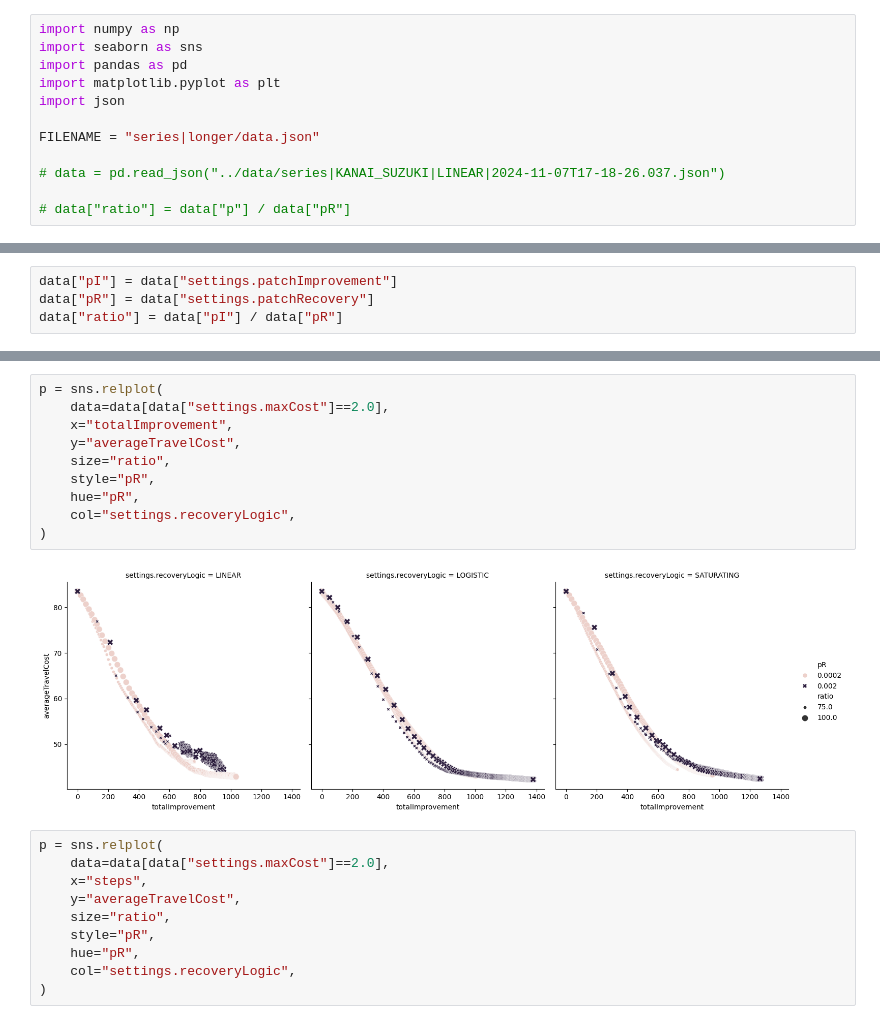
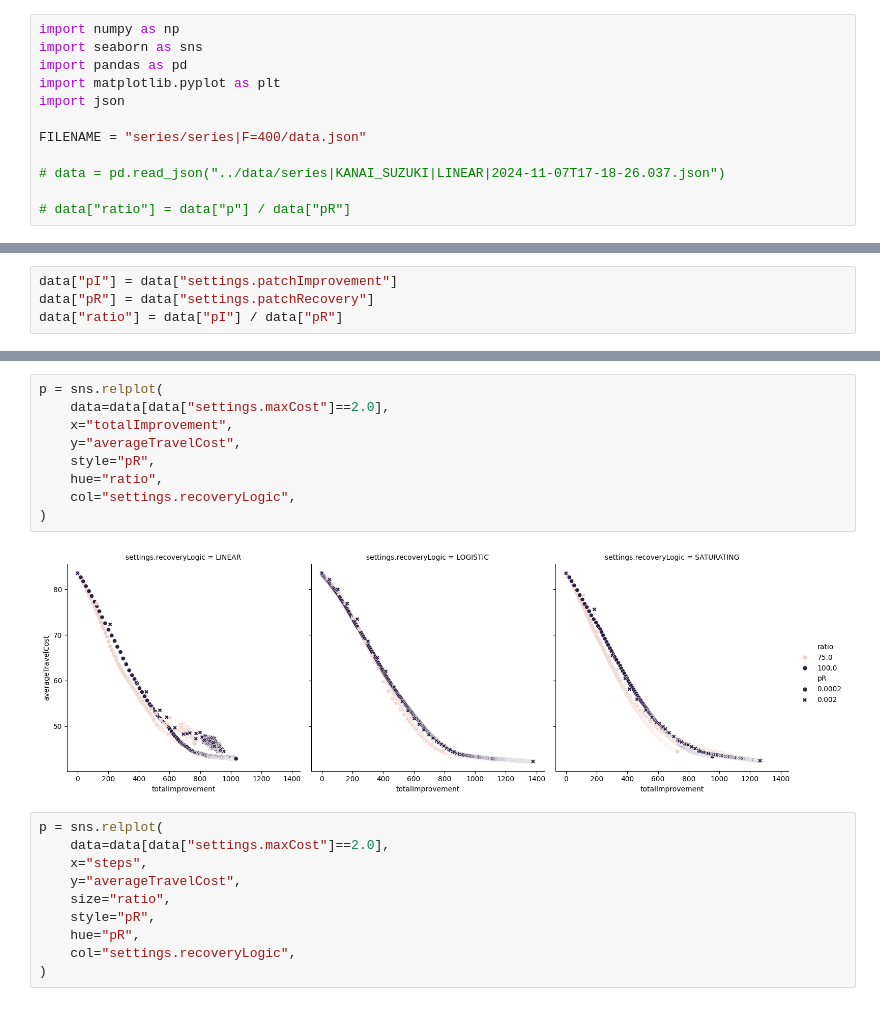
Before and after one commit to brendanwallace/animalpaths, a Jupyter notebook: julia/Paths/notebooks/plotcosts3.ipynb, the cells around one changed output, grey strips where cells are left out. Cells and saved outputs as stored; diff of their text form.

```diff
--- a/julia/Paths/notebooks/plotcosts3.ipynb
+++ b/julia/Paths/notebooks/plotcosts3.ipynb
@@ -9,7 +9,7 @@ import pandas as pd
 import matplotlib.pyplot as plt
 import json
 
-FILENAME = "series|longer/data.json"
+FILENAME = "series/series|F=400/data.json"
 
 # data = pd.read_json("../data/series|KANAI_SUZUKI|LINEAR|2024-11-07T17-18-26.037.json")
 
@@ -56,15 +83,14 @@ The history saving thread hit an unexpected error (OperationalError('attempt to
 # %%
 p = sns.relplot(
     data=data[data["settings.maxCost"]==2.0],
     x="totalImprovement",
     y="averageTravelCost",
-    size="ratio",
     style="pR",
-    hue="pR",
+    hue="ratio",
     col="settings.recoveryLogic",
 )
 # %% [output]
-[figure, old version]
+[figure, new version]
 # %%
 p = sns.relplot(
     data=data[data["settings.maxCost"]==2.0],
```
Also changed, not shown: parts of 6 cells of this notebook, 38 other files.
